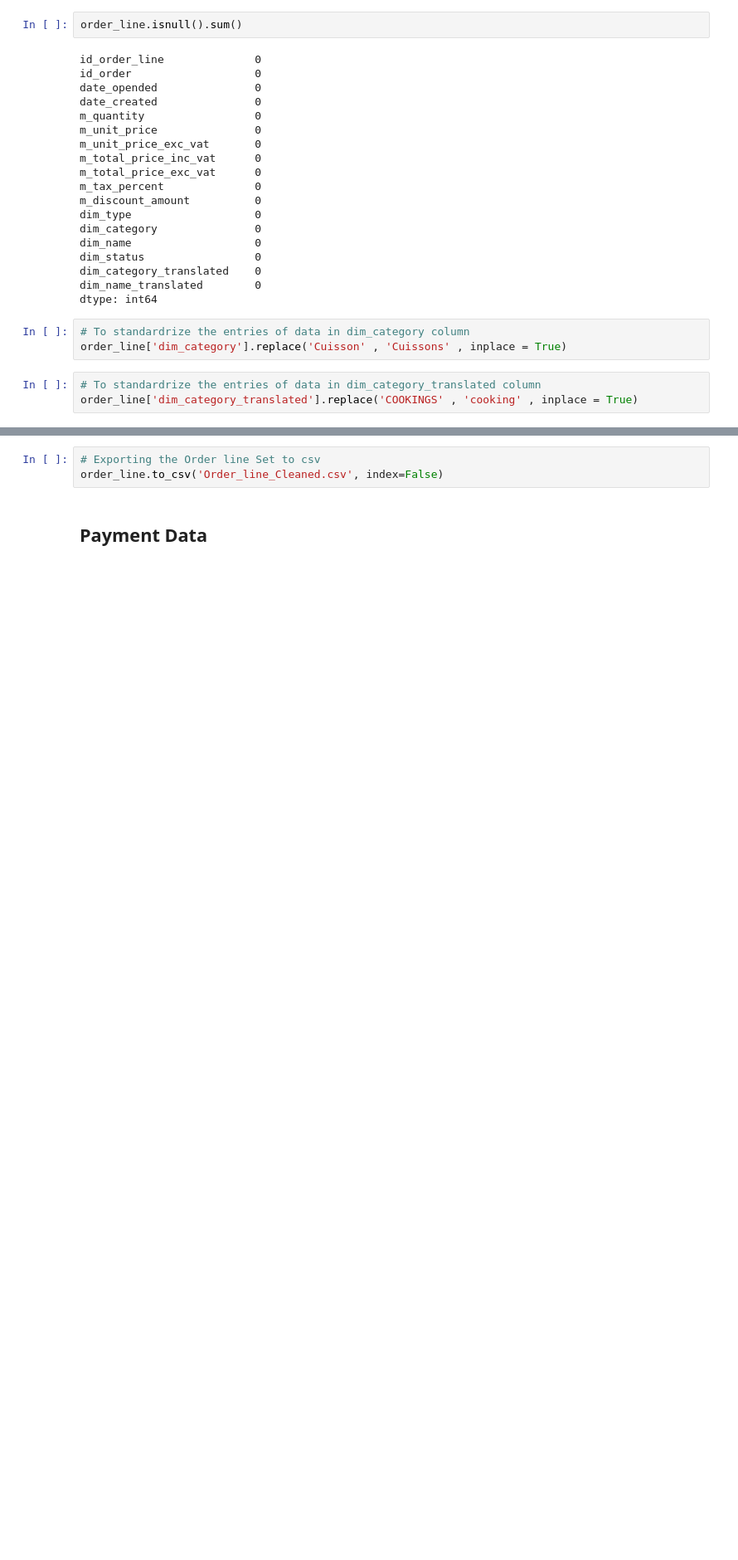
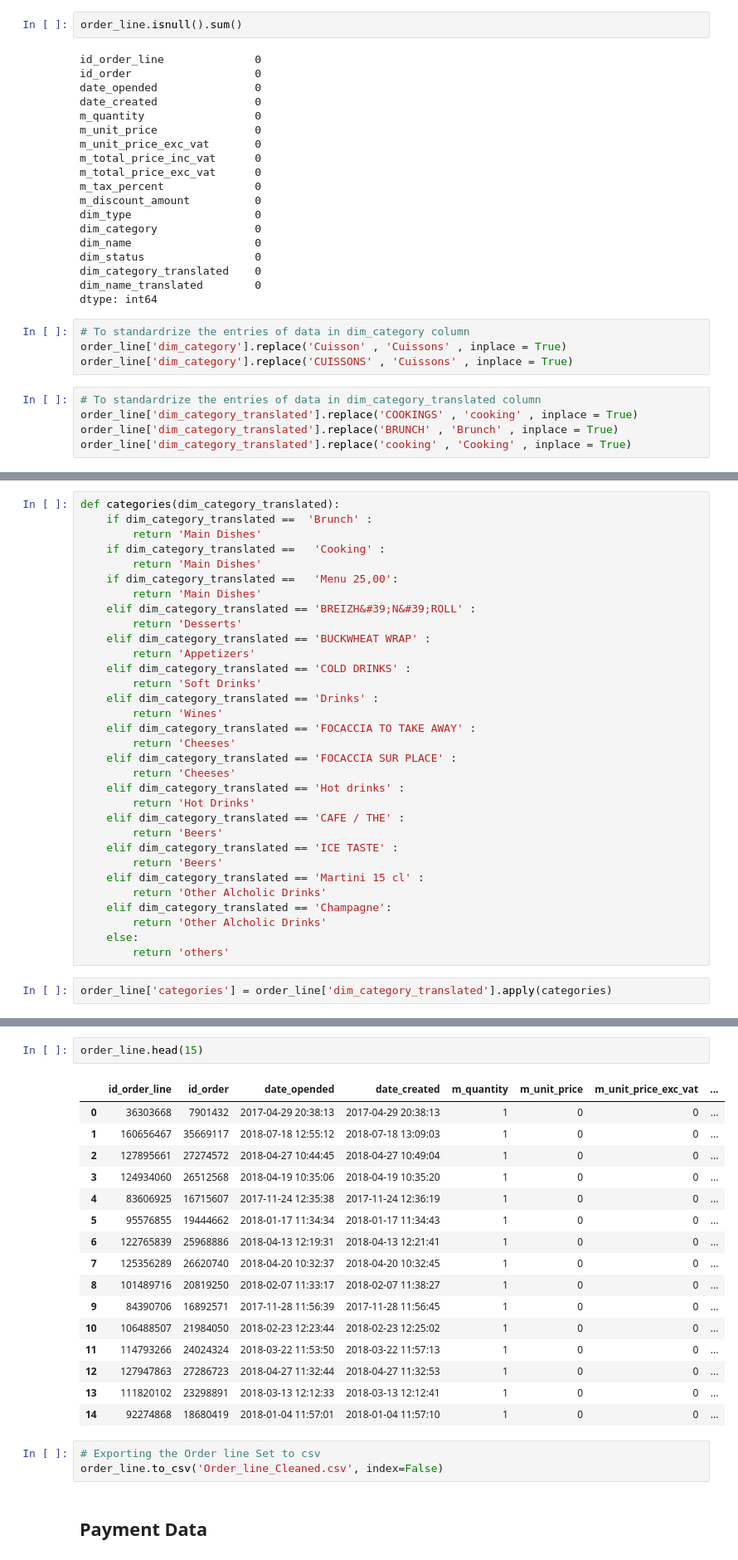
Before and after one commit to usamaqureshi27/Tiller-by-Sumup, a Jupyter notebook: data_cleaning.ipynb, the cells around one changed output, grey strips where cells are left out. Shown at 83% size. Cells and saved outputs as stored; diff of their text form; blank space fills up the shorter version.

```diff
--- a/data_cleaning.ipynb
+++ b/data_cleaning.ipynb
@@ -365,6 +424,9 @@ dtype: int64
 # %%
 # To standardrize the entries of data in dim_category column
 order_line['dim_category'].replace('Cuisson' , 'Cuissons' , inplace = True)
+order_line['dim_category'].replace('CUISSONS' , 'Cuissons' , inplace = True)
 # %%
 # To standardrize the entries of data in dim_category_translated column
 order_line['dim_category_translated'].replace('COOKINGS' , 'cooking' , inplace = True)
+order_line['dim_category_translated'].replace('BRUNCH' , 'Brunch' , inplace = True)
+order_line['dim_category_translated'].replace('cooking' , 'Cooking' , inplace = True)
@@ -370,0 +457,34 @@ order_line['dim_category_translated'].replace('COOKINGS' , 'cooking' , inplace =
+# %%
+def categories(dim_category_translated):
+    if dim_category_translated ==  'Brunch' :
+        return 'Main Dishes'
+    if dim_category_translated ==   'Cooking' :
+        return 'Main Dishes'
+    if dim_category_translated ==   'Menu 25,00':
+        return 'Main Dishes'
+    elif dim_category_translated == 'BREIZH&#39;N&#39;ROLL' :
+        return 'Desserts'
+    elif dim_category_translated == 'BUCKWHEAT WRAP' :
+        return 'Appetizers'
+    elif dim_category_translated == 'COLD DRINKS' :
+        return 'Soft Drinks'
+    elif dim_category_translated == 'Drinks' :
+        return 'Wines'
+    elif dim_category_translated == 'FOCACCIA TO TAKE AWAY' :
+        return 'Cheeses'
+    elif dim_category_translated == 'FOCACCIA SUR PLACE' :
+        return 'Cheeses'
+    elif dim_category_translated == 'Hot drinks' :
+        return 'Hot Drinks'
+    elif dim_category_translated == 'CAFE / THE' :
+        return 'Beers'
+    elif dim_category_translated == 'ICE TASTE' :
+        return 'Beers'
+    elif dim_category_translated == 'Martini 15 cl' :
+        return 'Other Alcholic Drinks'
+    elif dim_category_translated == 'Champagne':
+        return 'Other Alcholic Drinks'
+    else:
+        return 'others'
+# %%
+order_line['categories'] = order_line['dim_category_translated'].apply(categories)
@@ -371,3 +510,22 @@ order_line['dim_category_translated'].replace('COOKINGS' , 'cooking' , inplace =
+# %%
+order_line.head(15)
+# %% [output]
+|  | id_order_line | id_order | date_opended | date_created | m_quantity | m_unit_price | m_unit_price_exc_vat | ... |
+| 0 | 36303668 | 7901432 | 2017-04-29 20:38:13 | 2017-04-29 20:38:13 | 1 | 0 | 0 | ... |
+| 1 | 160656467 | 35669117 | 2018-07-18 12:55:12 | 2018-07-18 13:09:03 | 1 | 0 | 0 | ... |
+| 2 | 127895661 | 27274572 | 2018-04-27 10:44:45 | 2018-04-27 10:49:04 | 1 | 0 | 0 | ... |
+| 3 | 124934060 | 26512568 | 2018-04-19 10:35:06 | 2018-04-19 10:35:20 | 1 | 0 | 0 | ... |
+| 4 | 83606925 | 16715607 | 2017-11-24 12:35:38 | 2017-11-24 12:36:19 | 1 | 0 | 0 | ... |
+| 5 | 95576855 | 19444662 | 2018-01-17 11:34:34 | 2018-01-17 11:34:43 | 1 | 0 | 0 | ... |
+| 6 | 122765839 | 25968886 | 2018-04-13 12:19:31 | 2018-04-13 12:21:41 | 1 | 0 | 0 | ... |
+| 7 | 125356289 | 26620740 | 2018-04-20 10:32:37 | 2018-04-20 10:32:45 | 1 | 0 | 0 | ... |
+| 8 | 101489716 | 20819250 | 2018-02-07 11:33:17 | 2018-02-07 11:38:27 | 1 | 0 | 0 | ... |
+| 9 | 84390706 | 16892571 | 2017-11-28 11:56:39 | 2017-11-28 11:56:45 | 1 | 0 | 0 | ... |
+| 10 | 106488507 | 21984050 | 2018-02-23 12:23:44 | 2018-02-23 12:25:02 | 1 | 0 | 0 | ... |
+| 11 | 114793266 | 24024324 | 2018-03-22 11:53:50 | 2018-03-22 11:57:13 | 1 | 0 | 0 | ... |
+| 12 | 127947863 | 27286723 | 2018-04-27 11:32:44 | 2018-04-27 11:32:53 | 1 | 0 | 0 | ... |
+| 13 | 111820102 | 23298891 | 2018-03-13 12:12:33 | 2018-03-13 12:12:41 | 1 | 0 | 0 | ... |
+| 14 | 92274868 | 18680419 | 2018-01-04 11:57:01 | 2018-01-04 11:57:10 | 1 | 0 | 0 | ... |
 # %%
 # Exporting the Order line Set to csv
 order_line.to_csv('Order_line_Cleaned.csv', index=False)
```
Also changed, not shown: parts of 30 cells of this notebook, 6 other files.
